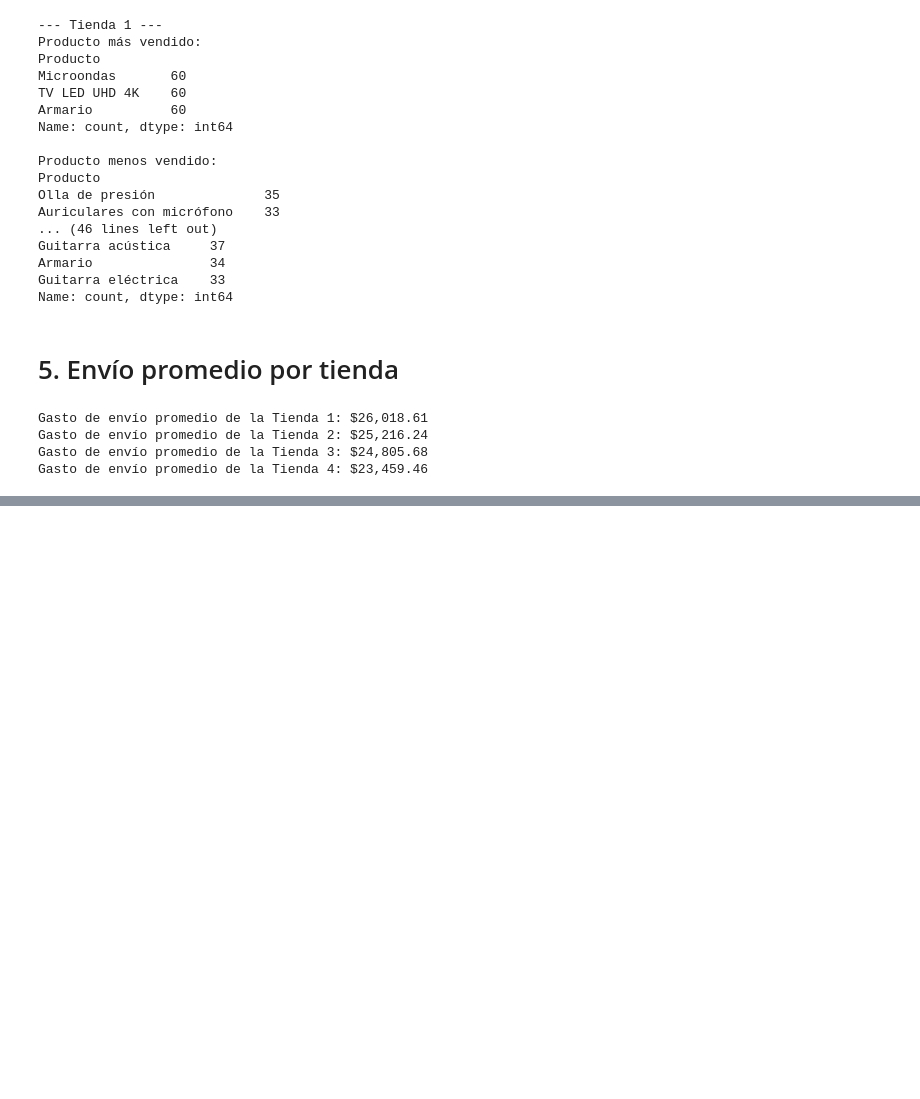
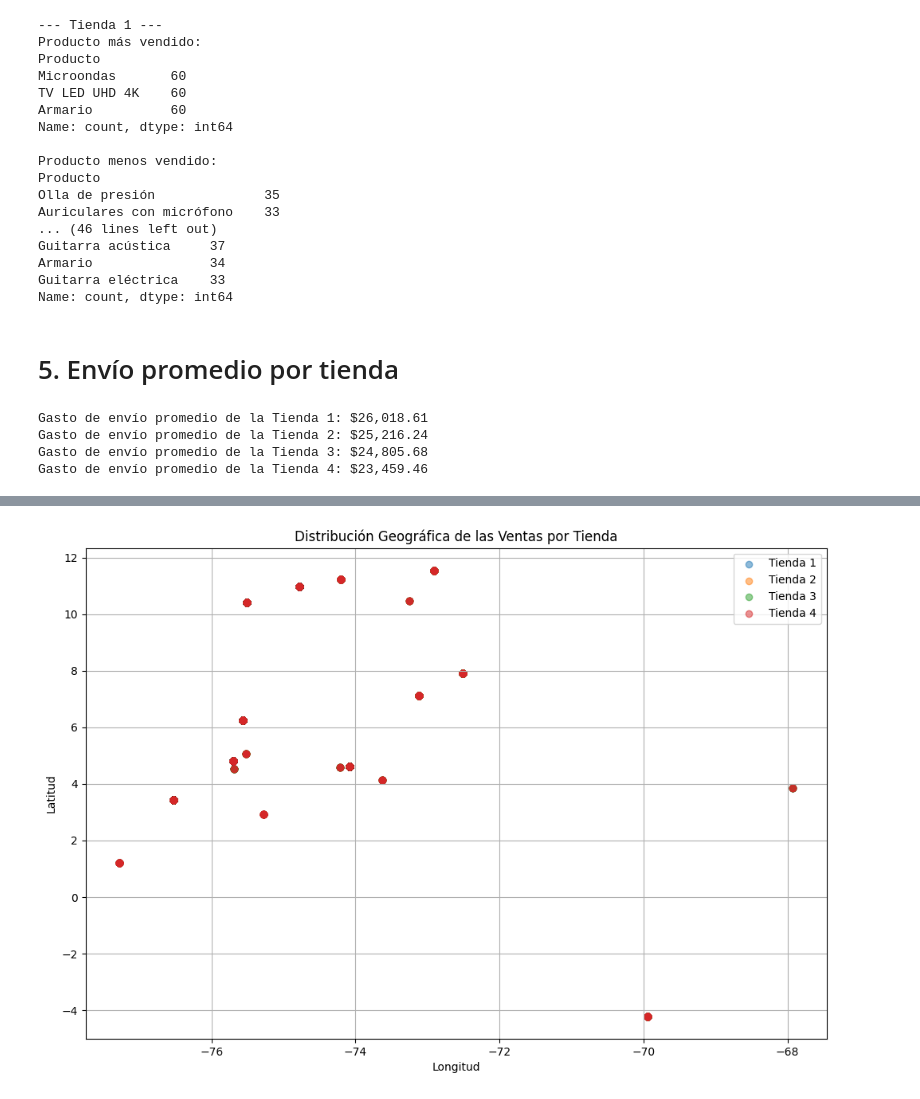
Before and after one commit to AndyOrtizA/challenge1-data-science-latam, a Jupyter notebook: AluraStoreLatam-2.ipynb, the cells around one changed output, grey strips where cells are left out. Cells and saved outputs as stored; diff of their text form; code cells hidden in the pictures; blank space fills up the shorter version.

```diff
--- a/AluraStoreLatam-2.ipynb
+++ b/AluraStoreLatam-2.ipynb
@@ -151,0 +204,19 @@ La peor calificación
+# %%
+import matplotlib.pyplot as plt
+
+plt.figure(figsize=(12, 8))
+
+# Graficar las ventas de cada tienda con un color diferente
+plt.scatter(tienda1['lon'], tienda1['lat'], alpha=0.5, label='Tienda 1')
+plt.scatter(tienda2['lon'], tienda2['lat'], alpha=0.5, label='Tienda 2')
+plt.scatter(tienda3['lon'], tienda3['lat'], alpha=0.5, label='Tienda 3')
+plt.scatter(tienda4['lon'], tienda4['lat'], alpha=0.5, label='Tienda 4')
+
+plt.title('Distribución Geográfica de las Ventas por Tienda')
+plt.xlabel('Longitud')
+plt.ylabel('Latitud')
+plt.legend()
+plt.grid(True)
+plt.show()
+# %% [output]
+[figure, added]
```
Also changed, not shown: parts of 7 cells of this notebook.
